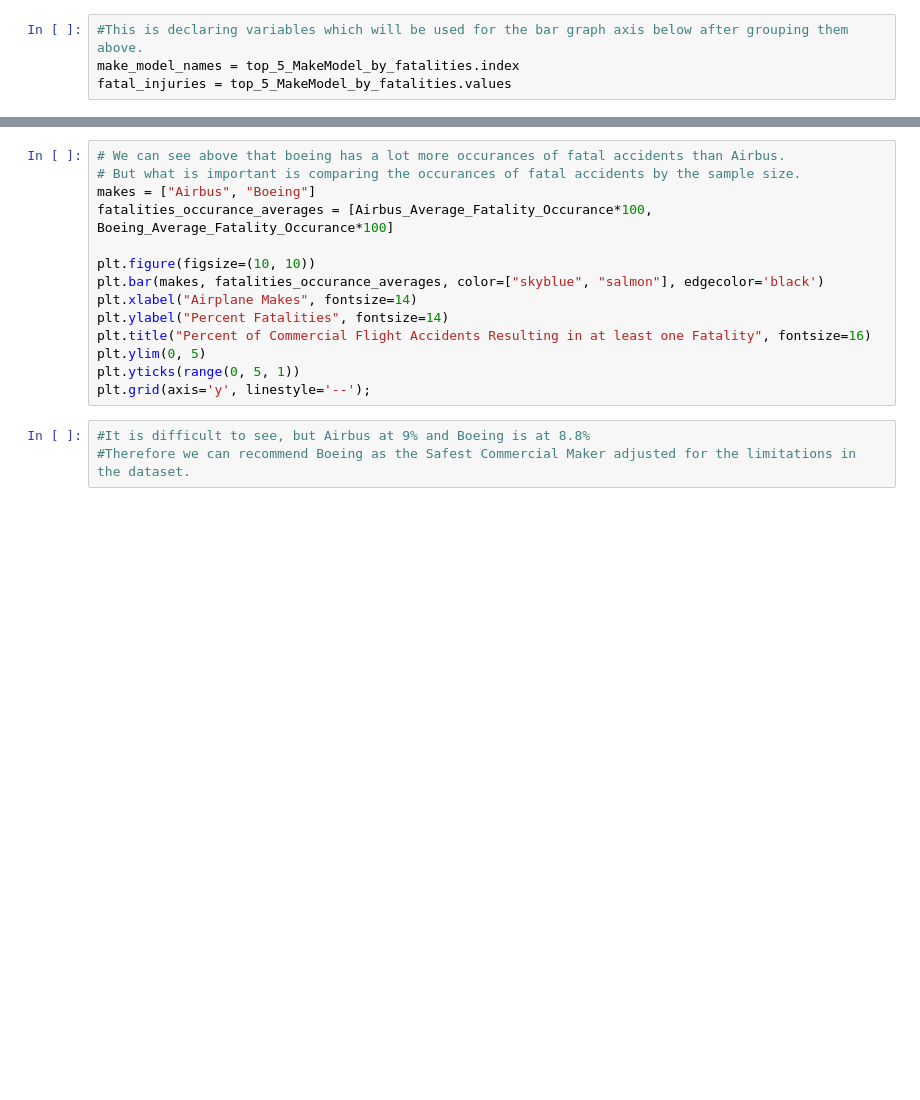
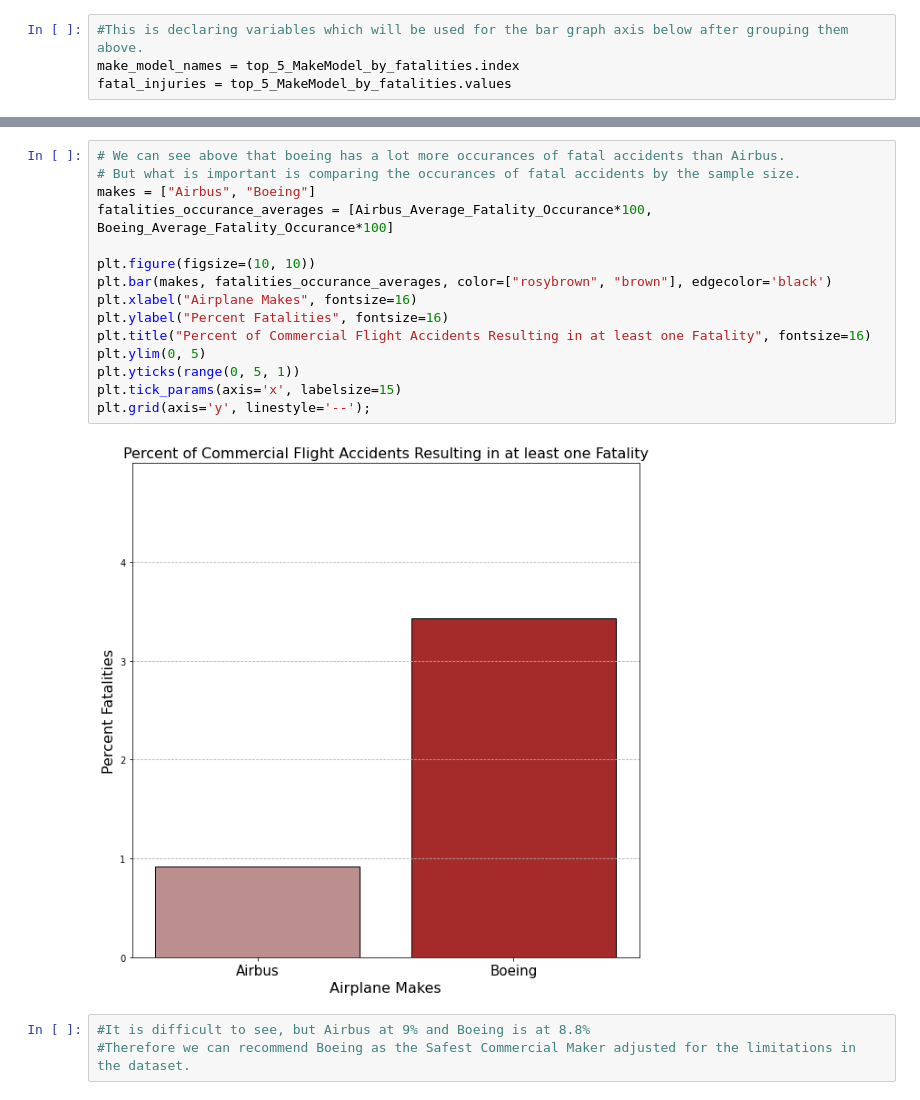
Before and after one commit to pecham1911/AviationProject, a Jupyter notebook: Aviation_Working.ipynb, the cells around one changed output, grey strips where cells are left out. Saved outputs shown, nothing was run; the diff lists cells and outputs as text; blank space fills up the shorter version.

```diff
--- a/Aviation_Working.ipynb
+++ b/Aviation_Working.ipynb
@@ -237,17 +416,20 @@ plt.yticks(range(0, 20, 2));
 # %%
 # We can see above that boeing has a lot more occurances of fatal accidents than Airbus.
 # But what is important is comparing the occurances of fatal accidents by the sample size.
 makes = ["Airbus", "Boeing"]
 fatalities_occurance_averages = [Airbus_Average_Fatality_Occurance*100, Boeing_Average_Fatality_Occurance*100]
 
 plt.figure(figsize=(10, 10))
-plt.bar(makes, fatalities_occurance_averages, color=["skyblue", "salmon"], edgecolor='black')
-plt.xlabel("Airplane Makes", fontsize=14)
-plt.ylabel("Percent Fatalities", fontsize=14)
+plt.bar(makes, fatalities_occurance_averages, color=["rosybrown", "brown"], edgecolor='black')
+plt.xlabel("Airplane Makes", fontsize=16)
+plt.ylabel("Percent Fatalities", fontsize=16)
 plt.title("Percent of Commercial Flight Accidents Resulting in at least one Fatality", fontsize=16)
 plt.ylim(0, 5)
 plt.yticks(range(0, 5, 1))
+plt.tick_params(axis='x', labelsize=15)
 plt.grid(axis='y', linestyle='--');
+# %% [output]
+[figure, added]
 # %%
 #It is difficult to see, but Airbus at 9% and Boeing is at 8.8%
 #Therefore we can recommend Boeing as the Safest Commercial Maker adjusted for the limitations in the dataset.
```
Also changed, not shown: parts of 36 cells of this notebook, 2 other files.
